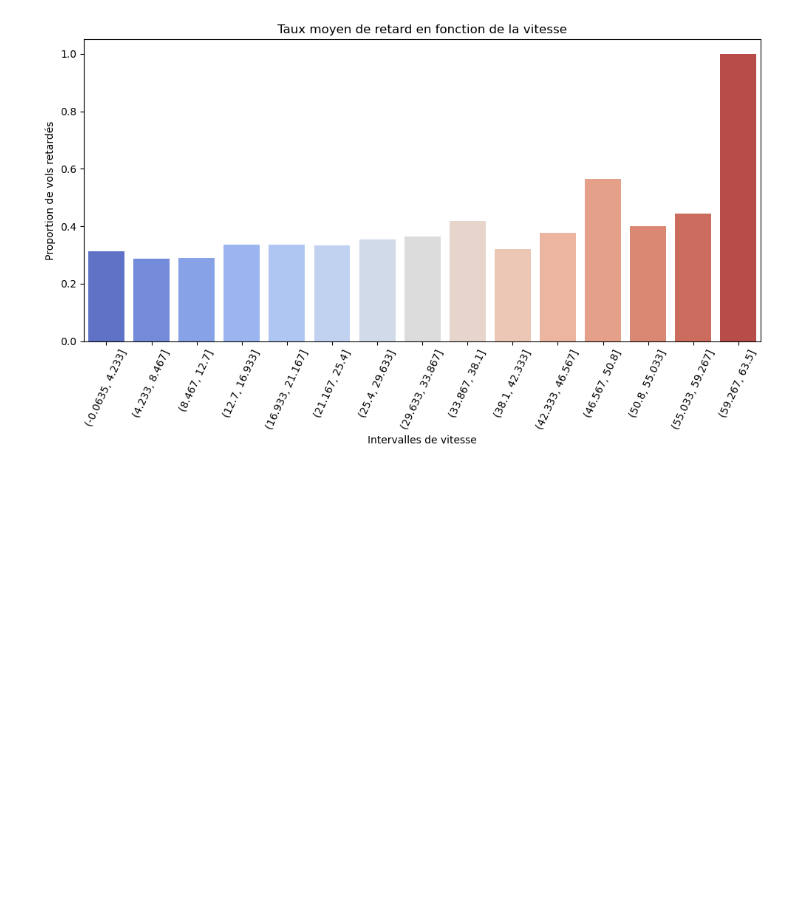
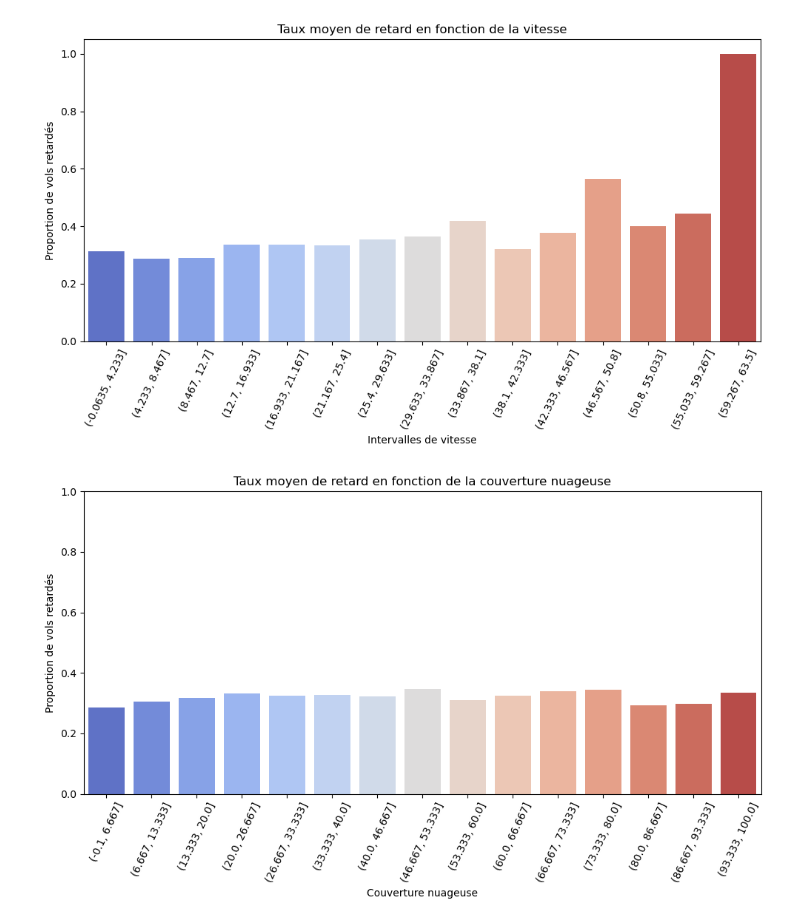
Before and after one commit to OUALYoss/Projet_Python-pour-la-data-science, a Jupyter notebook: Code_.ipynb, the cells around one changed output. Drawn from its saved outputs; the diff is of its cells as text; code cells hidden in the pictures; blank space fills up the shorter version.

```diff
--- a/Code_.ipynb
+++ b/Code_.ipynb
@@ -748,3 +757,20 @@ plt.tight_layout()
 plt.show()
 # %% [output]
 [figure]
+# %%
+#on divise notre variable Couverture nuageuse en plusieurs intervalles
+df3['couv_nuageuse'] = pd.cut(df3['cloud_cover (%)'], bins=15)
+# %%
+stats_cloud = df3.groupby('couv_nuageuse')['Retard'].mean().reset_index()
+# %%
+plt.figure(figsize=(10, 6))
+sns.barplot(x='couv_nuageuse', y='Retard', data=stats_cloud,palette='coolwarm')
+plt.xticks(rotation=65)
+plt.title("Taux moyen de retard en fonction de la couverture nuageuse")
+plt.xlabel("Couverture nuageuse")
+plt.ylabel("Proportion de vols retardés")
+plt.ylim(0, 1)
+plt.tight_layout()
+plt.show()
+# %% [output]
+[figure, added]
```
Also changed, not shown: parts of 4 cells of this notebook.
